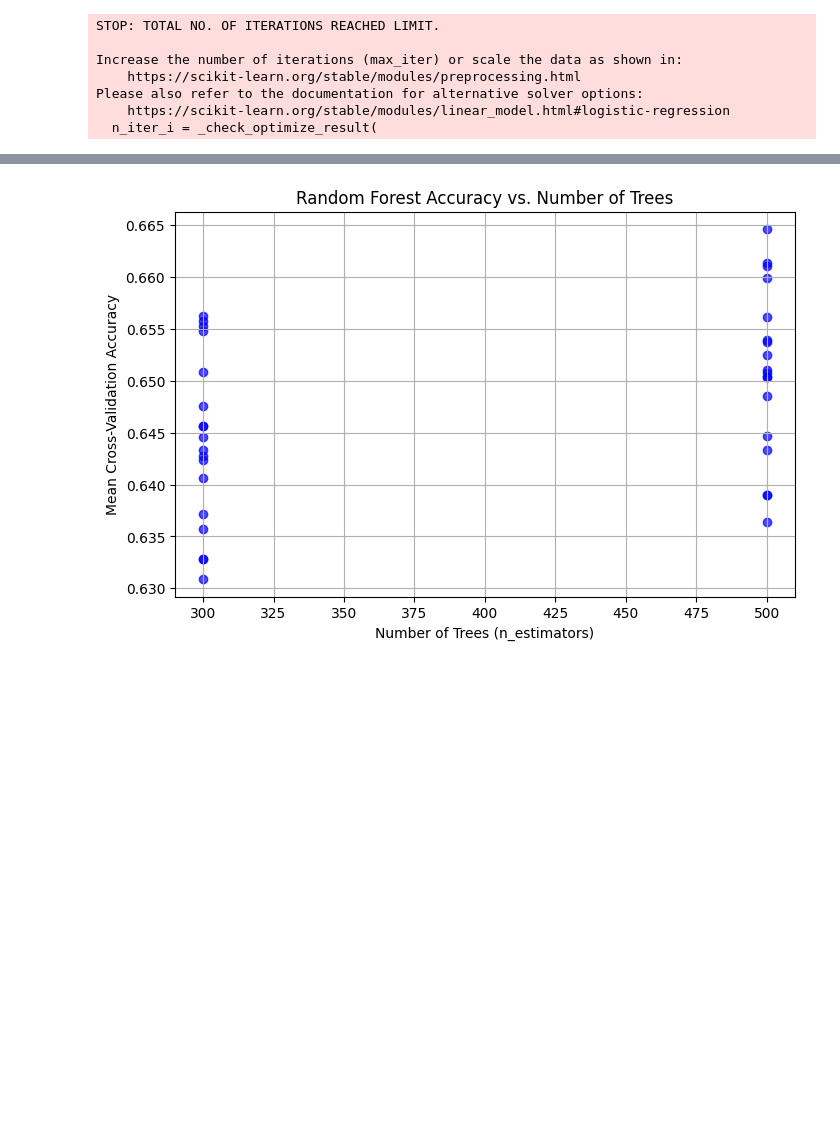
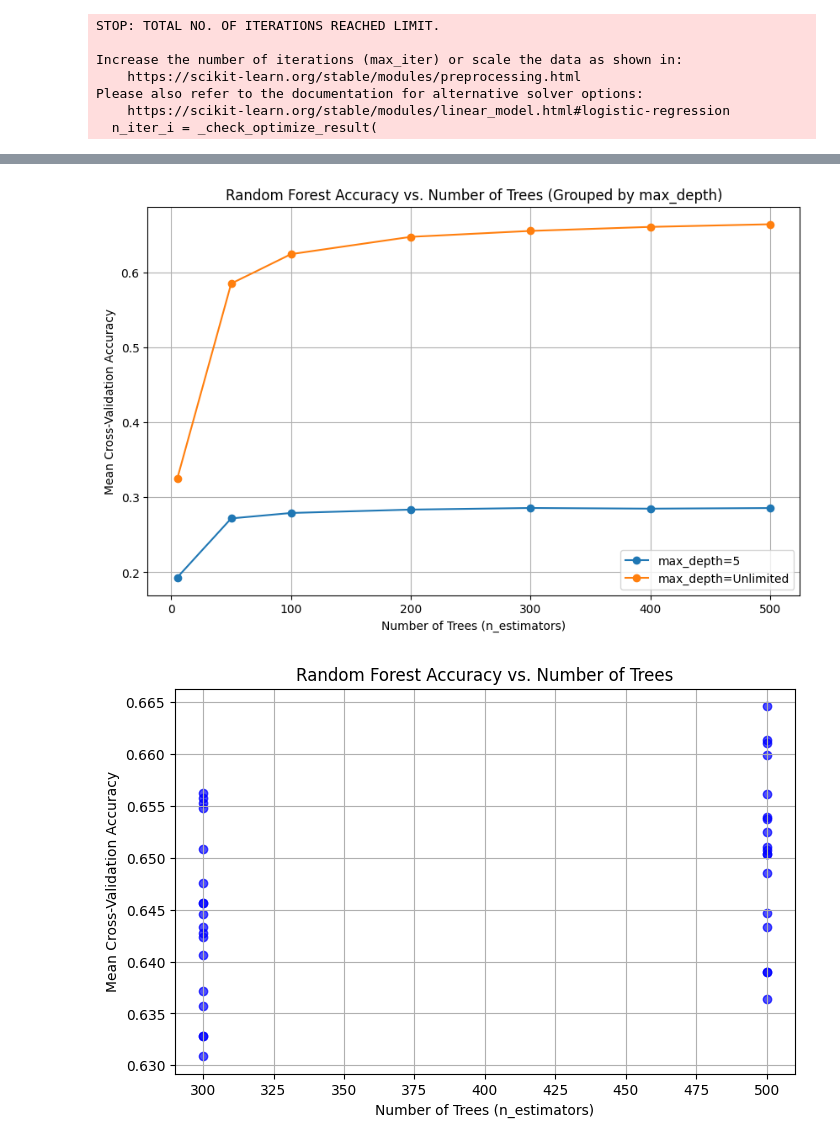
Before and after one commit to twitte01/288R_Capstone, a Jupyter notebook: capstone.ipynb, the cells around one changed output, grey strips where cells are left out. Drawn from its saved outputs; the diff is of its cells as text; code cells hidden in the pictures; blank space fills up the shorter version.

```diff
--- a/capstone.ipynb
+++ b/capstone.ipynb
@@ -534,22 +535,27 @@ cv_results.head(10)
 # %%
 import seaborn as sns
 
 plt.figure(figsize=(10,6))
 
+# Convert None values to string "Unlimited" for visualization
+cv_results["param_max_depth"] = cv_results["param_max_depth"].apply(lambda x: "Unlimited" if x is None else x)
+
 # Loop through different values of max_depth
-for depth in sorted(cv_results["param_max_depth"].unique()):
+for depth in sorted(cv_results["param_max_depth"].unique(), key=lambda x: float('inf') if x == "Unlimited" else int(x)):
     subset = cv_results[cv_results["param_max_depth"] == depth]
     plt.plot(subset["param_n_estimators"].astype(int), subset["mean_test_score"], marker='o', label=f"max_depth={depth}")
 
 # Labels and title
 plt.xlabel("Number of Trees (n_estimators)")
 plt.ylabel("Mean Cross-Validation Accuracy")
 plt.title("Random Forest Accuracy vs. Number of Trees (Grouped by max_depth)")
 plt.legend()
 plt.grid()
 
 # Show the plot
 plt.show()
+# %% [output]
+[figure, added]
 # %%
 n_estimators = cv_results["param_n_estimators"].astype(int)  # Convert to integer
 mean_accuracy = cv_results["mean_test_score"]  # Mean cross-validation accuracy
```
Also changed, not shown: parts of 2 cells of this notebook.
